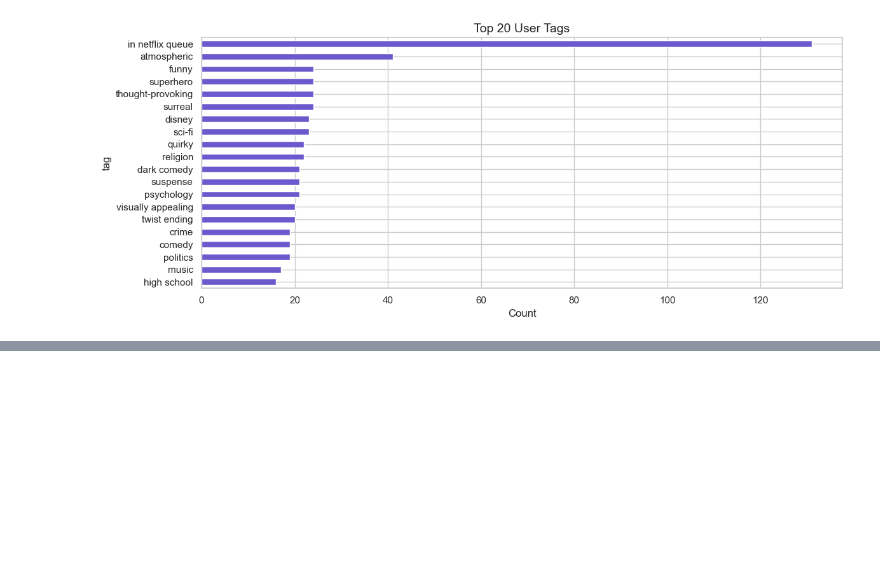
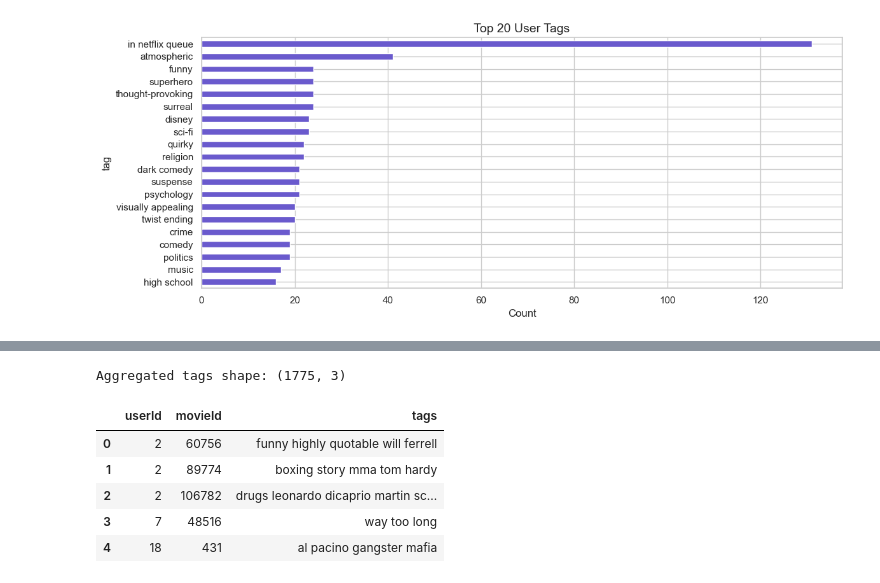
Before and after one commit to just-mawi/Group1_Phase4, a Jupyter notebook: movies.ipynb, the cells around one changed output, grey strips where cells are left out. Saved outputs shown, nothing was run; the diff lists cells and outputs as text; code cells hidden in the pictures; blank space fills up the shorter version.

```diff
--- a/movies.ipynb
+++ b/movies.ipynb
@@ -400,0 +413,17 @@ plt.show()
+# %%
+# ── Step 1: Aggregate tags per (userId, movieId) ─────────────────
+# A movie can have multiple tags; collapse them into a single string
+tags_agg = (tags.groupby(['userId', 'movieId'])['tag']
+                 .apply(lambda x: ' '.join(x.str.lower().unique()))
+                 .reset_index(name='tags'))
+
+print(f"Aggregated tags shape: {tags_agg.shape}")
+display(tags_agg.head())
+# %% [output]
+Aggregated tags shape: (1775, 3)
+|  | userId | movieId | tags |
+| 0 | 2 | 60756 | funny highly quotable will ferrell |
+| 1 | 2 | 89774 | boxing story mma tom hardy |
+| 2 | 2 | 106782 | drugs leonardo dicaprio martin sc... |
+| 3 | 7 | 48516 | way too long |
+| 4 | 18 | 431 | al pacino gangster mafia |
```
Also changed, not shown: parts of 19 cells of this notebook.
